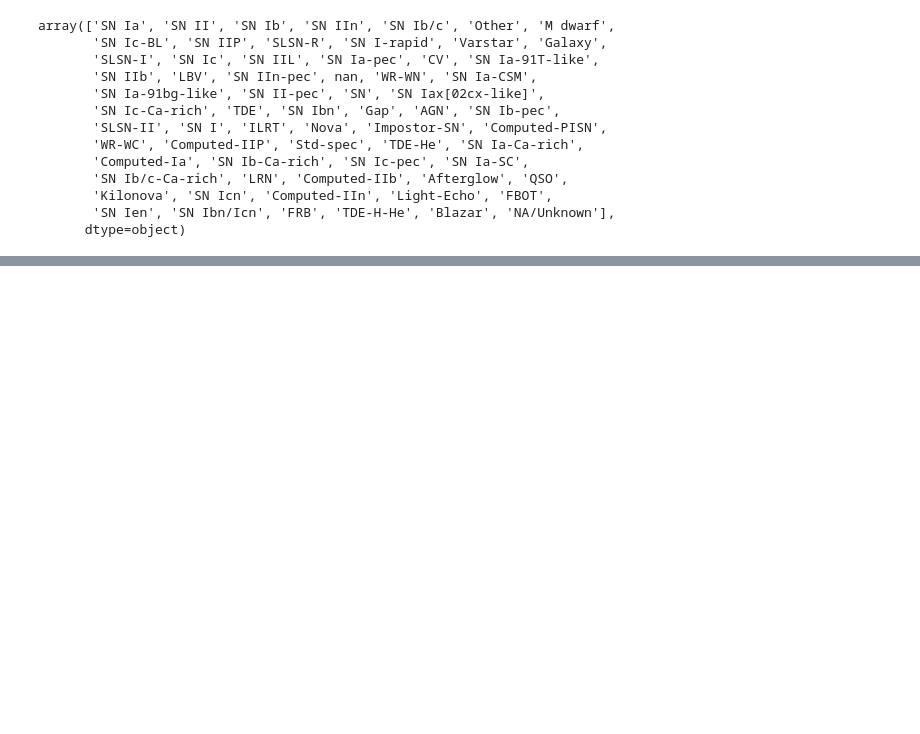
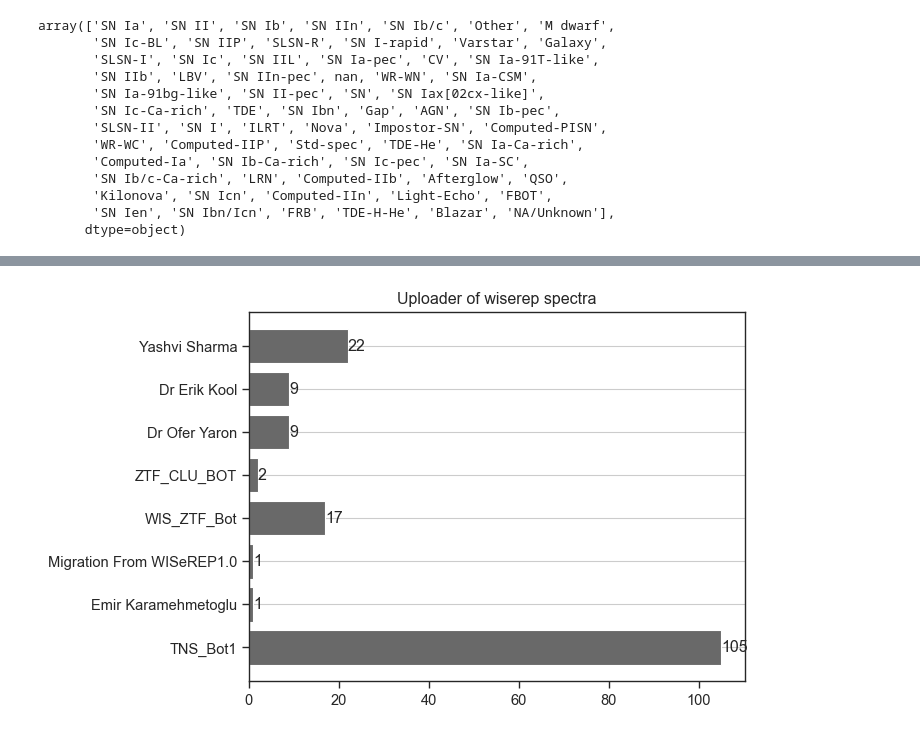
Before and after one commit to aec3675/multi-modal-multi-peaks, a Jupyter notebook: adrian/wiserep_spec_work.ipynb, the cells around one changed output, grey strips where cells are left out. Saved outputs shown, nothing was run; the diff lists cells and outputs as text; code cells hidden in the pictures; blank space fills up the shorter version.

```diff
--- a/adrian/wiserep_spec_work.ipynb
+++ b/adrian/wiserep_spec_work.ipynb
@@ -308,0 +301,15 @@ for i,types in enumerate(types_flags):
+# %%
+creator_dict={}
+
+for creator in mp_spec_df['Created by'].unique():
+    instances = len(mp_spec_df.loc[mp_spec_df['Created by']==creator])
+    creator_dict.update({creator: instances})
+
+hbar = plt.barh(creator_dict.keys(), creator_dict.values(),color='dimgray')# align='left', orientation='horizontal')
+plt.bar_label(hbar)
+plt.gca().xaxis.grid(False)
+plt.gca().yaxis.grid(True)
+plt.title('Uploader of wiserep spectra')
+plt.savefig('./figures/uploader_of_spectra_hist.png', dpi=300, bbox_inches='tight')
+# %% [output]
+[figure, added]
```
Also changed, not shown: parts of 16 cells of this notebook.
